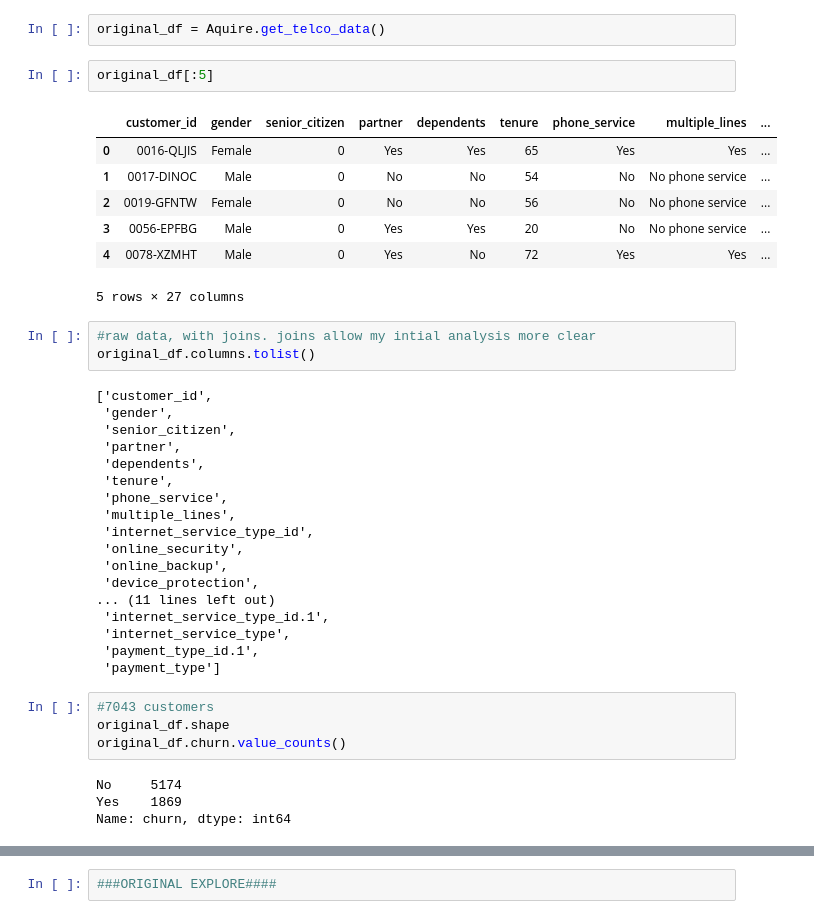
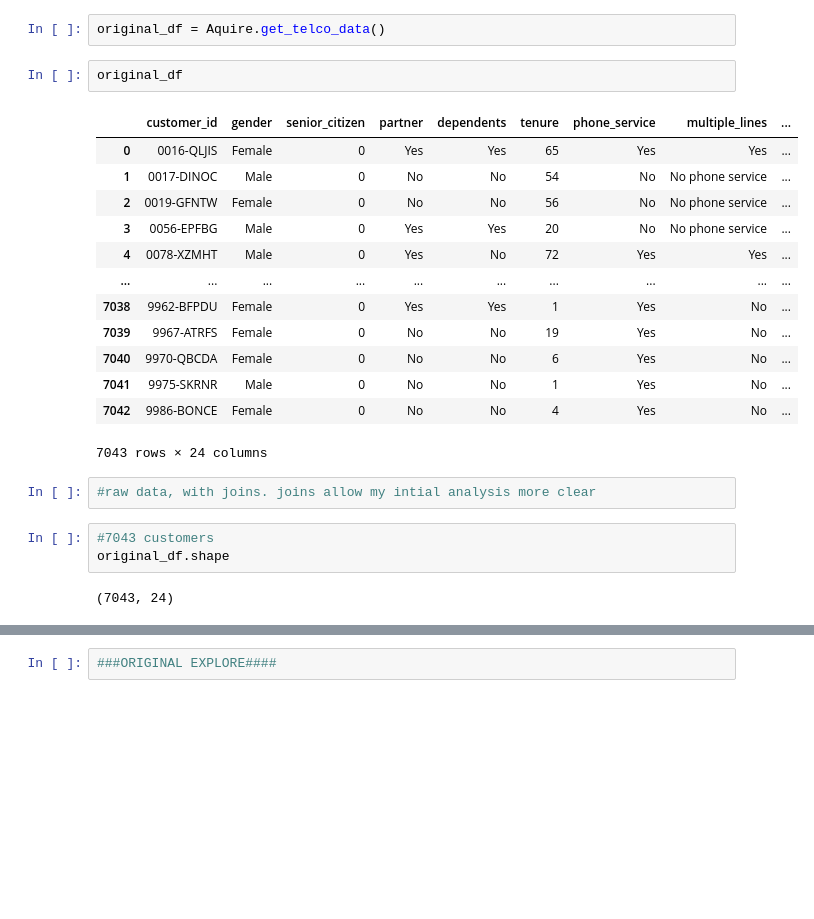
Before and after one commit to carterrxavier/classification-project, a Jupyter notebook: initial_notebook.ipynb, the cells around one changed output, grey strips where cells are left out. Drawn from its saved outputs; the diff is of its cells as text; blank space fills up the shorter version.

```diff
--- a/initial_notebook.ipynb
+++ b/initial_notebook.ipynb
@@ -9,44 +9,28 @@ import seaborn as sns
 # %%
 original_df = Aquire.get_telco_data()
 # %%
-original_df[:5]
+original_df
 # %% [output]
 |  | customer_id | gender | senior_citizen | partner | dependents | tenure | phone_service | multiple_lines | ... |
 | 0 | 0016-QLJIS | Female | 0 | Yes | Yes | 65 | Yes | Yes | ... |
 | 1 | 0017-DINOC | Male | 0 | No | No | 54 | No | No phone service | ... |
 | 2 | 0019-GFNTW | Female | 0 | No | No | 56 | No | No phone service | ... |
 | 3 | 0056-EPFBG | Male | 0 | Yes | Yes | 20 | No | No phone service | ... |
 | 4 | 0078-XZMHT | Male | 0 | Yes | No | 72 | Yes | Yes | ... |
+| ... | ... | ... | ... | ... | ... | ... | ... | ... | ... |
+| 7038 | 9962-BFPDU | Female | 0 | Yes | Yes | 1 | Yes | No | ... |
+| 7039 | 9967-ATRFS | Female | 0 | No | No | 19 | Yes | No | ... |
+| 7040 | 9970-QBCDA | Female | 0 | No | No | 6 | Yes | No | ... |
+| 7041 | 9975-SKRNR | Male | 0 | No | No | 1 | Yes | No | ... |
+| 7042 | 9986-BONCE | Female | 0 | No | No | 4 | Yes | No | ... |
-5 rows × 27 columns
+7043 rows × 24 columns
 # %%
 #raw data, with joins. joins allow my intial analysis more clear
-original_df.columns.tolist()
-# %% [output]
-['customer_id',
- 'gender',
- 'senior_citizen',
- 'partner',
- 'dependents',
- 'tenure',
- 'phone_service',
- 'multiple_lines',
- 'internet_service_type_id',
- 'online_security',
- 'online_backup',
- 'device_protection',
-... (11 lines left out)
- 'internet_service_type_id.1',
- 'internet_service_type',
- 'payment_type_id.1',
- 'payment_type']
 # %%
 #7043 customers
 original_df.shape
-original_df.churn.value_counts()
 # %% [output]
-No     5174
-Yes    1869
-Name: churn, dtype: int64
+(7043, 24)
 # %%
 #Initital things to check for
 #drop duplicates, check for nulls
```
Also changed, not shown: parts of 7 cells of this notebook, 4 other files.
